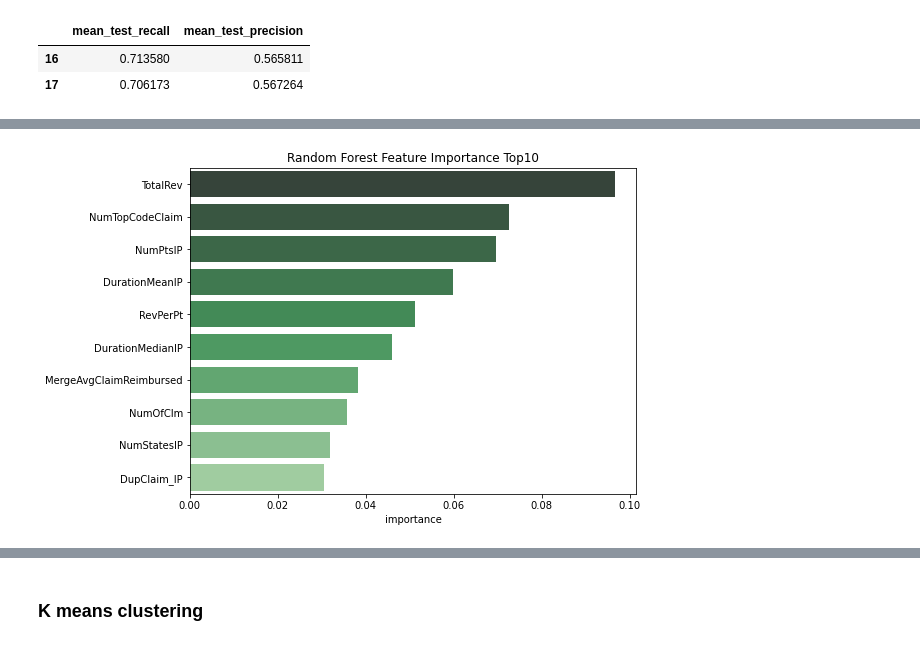
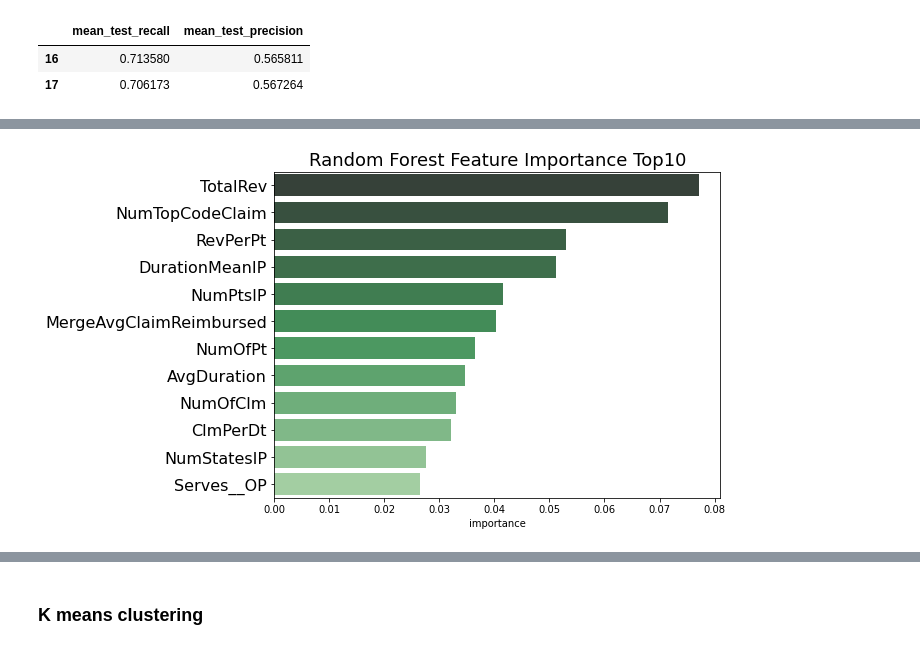
Before and after one commit to microwolf/capstone_healthcare_fraud, a Jupyter notebook: contributors/lu/scripts/Models.ipynb, the cells around one changed output, grey strips where cells are left out. Saved outputs shown, nothing was run; the diff lists cells and outputs as text; code cells hidden in the pictures.

Commit message:
presentation plots

```diff
--- a/contributors/lu/scripts/Models.ipynb
+++ b/contributors/lu/scripts/Models.ipynb
@@ -83,5 +80,5 @@ df_norm_part.head(2)
 | PRV51001 | 0.000036 | 0.000045 | 0.0 | 0.000005 | 0.000054 | 0.000052 | ... |
 | PRV51003 | 0.000006 | 0.000008 | 0.0 | 0.000004 | 0.000010 | 0.000010 | ... |
 # %%
-df_dum.drop(df_dum[normalize_cols], axis = 1, inplace = True)
+# df_dum.drop(df_dum[normalize_cols], axis = 1, inplace = True)
 # %%
@@ -424,0 +399,2 @@ print(3498/(3498+418))
+# %%
+df_dum.drop(['DurationMedianIP'], axis=1, inplace=True)
@@ -810,0 +870,10 @@ RandomForestClassifier(bootstrap=True, ccp_alpha=0.0, class_weight='balanced',
+# %%
+# drop DurationMedianIP
+df_dum_drop = df_dum.drop(['DurationMedianIP'], axis=1)
+x = df_dum_drop.drop(['PotentialFraud'], axis = 1)
+y = df_dum_drop.PotentialFraud
+xtrain, xtest, ytrain, ytest = train_test_split(x, y, test_size=0.2, random_state=4, stratify=y)
+
+rf_best_fine = RandomForestClassifier(random_state=4, oob_score=True, class_weight='balanced',
+                                  max_features=1, min_samples_split=14, n_estimators=200)
+rf_best_fine.fit(xtrain, ytrain)
@@ -811,10 +889,13 @@ RandomForestClassifier(bootstrap=True, ccp_alpha=0.0, class_weight='balanced',
 # %%
 rf_feature_imp_fine = pd.DataFrame(data = rf_best_fine.feature_importances_, index=xtrain.columns, columns=['importance']).sort_values(by = 'importance', ascending=False)
 # rf_feature_imp.plot(kind = 'bar')
 rf_feature_imp_fine.to_csv('../output/rf_final_fine_features_importance.csv')
 plt.figure(figsize=(8,6))
-sns.barplot(y = rf_feature_imp_fine.index[:10], x = 'importance', data = rf_feature_imp_fine[:10],palette=sns.color_palette('Greens_d', n_colors=10))
-plt.title('Random Forest Feature Importance Top10')
-plt.savefig('../output/rf_final_fine_feature_importance.png')
+sns.barplot(y = rf_feature_imp_fine.index[:12], x = 'importance',
+            data = rf_feature_imp_fine[:12],palette=sns.color_palette('Greens_d', n_colors=12))
+plt.title('Random Forest Feature Importance Top10', fontsize=18)
+plt.yticks(fontsize = 16)
+plt.savefig('../output/rf_final_fine_feature_importance_green_2.png', bbox_inches='tight')
+# plt.savefig('../output/rf_final_fine_feature_importance_dropmedian_green_2.png', bbox_inches='tight')
 # %% [output]
-[figure, old version]
+[figure, new version]
```
Also changed, not shown: parts of 58 cells of this notebook.
